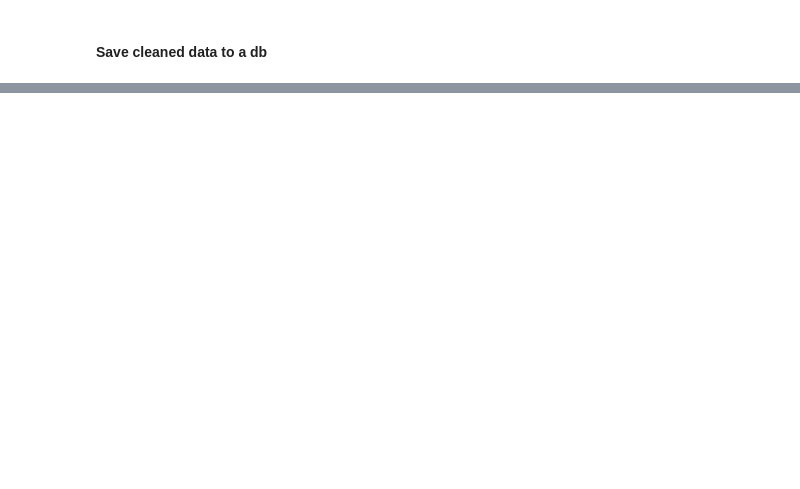
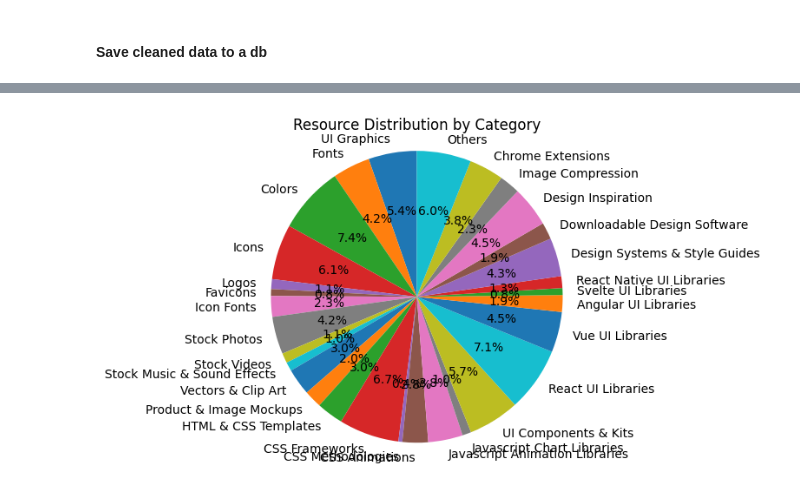
Before and after one commit to ajhughesdev/design-resources-4-developers, a Jupyter notebook: backend/design-resources-4-developers.ipynb, the cells around one changed output, grey strips where cells are left out. Cells and saved outputs as stored; diff of their text form; code cells hidden in the pictures; blank space fills up the shorter version.

```diff
--- a/backend/design-resources-4-developers.ipynb
+++ b/backend/design-resources-4-developers.ipynb
@@ -164,0 +235,14 @@ conn.close()
+# %%
+def create_pie_chart(df):
+
+    plt.pie(category_counts, labels=df['category'], autopct='%1.1f%%', startangle=90)
+    plt.axis('equal')
+    plt.title('Resource Distribution by Category')
+
+    plt.savefig('resources_per_category_pie.png', bbox_inches='tight')
+
+    plt.show()
+
+create_pie_chart(df)
+# %% [output]
+[figure, added]
```
Also changed, not shown: parts of 9 cells of this notebook, 8 other files.
